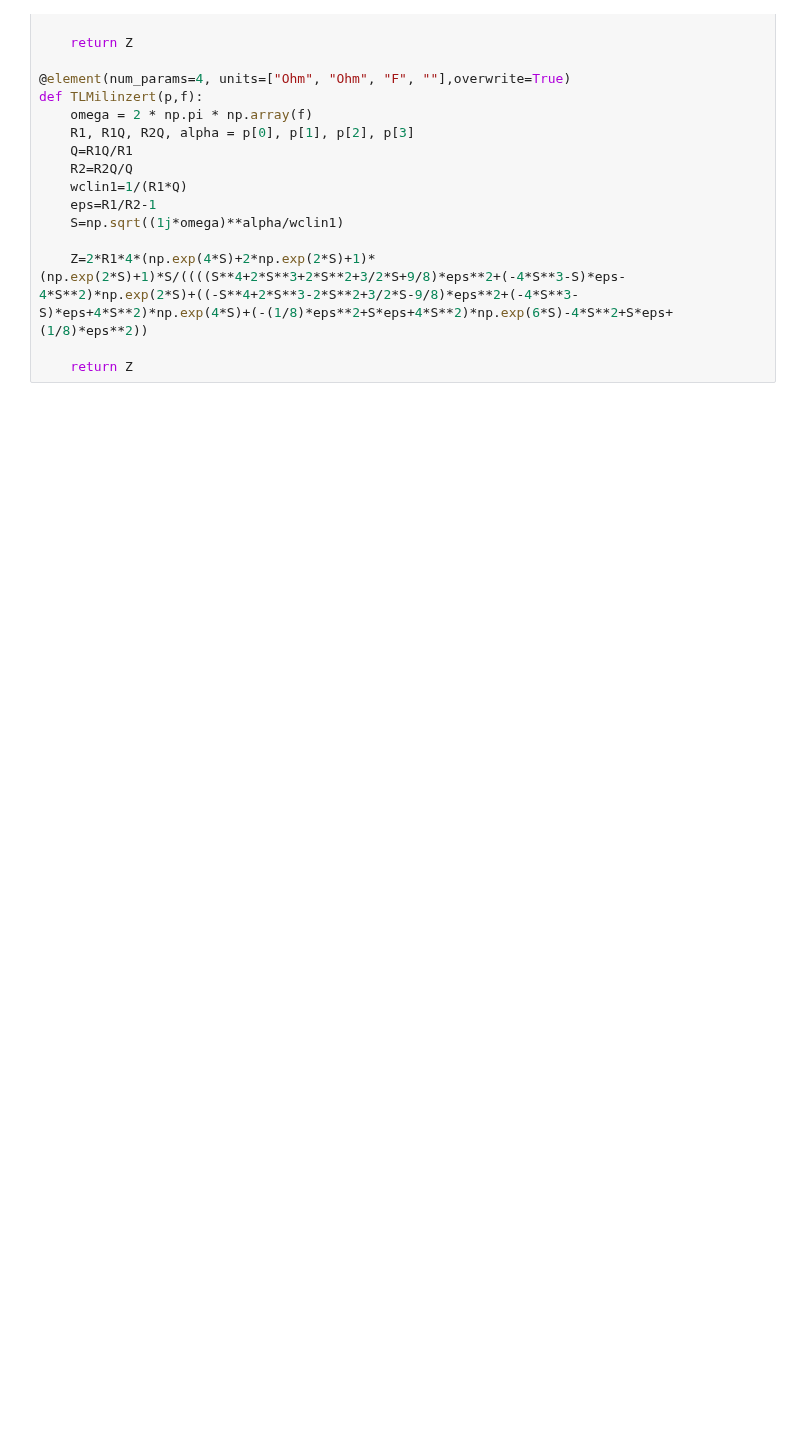
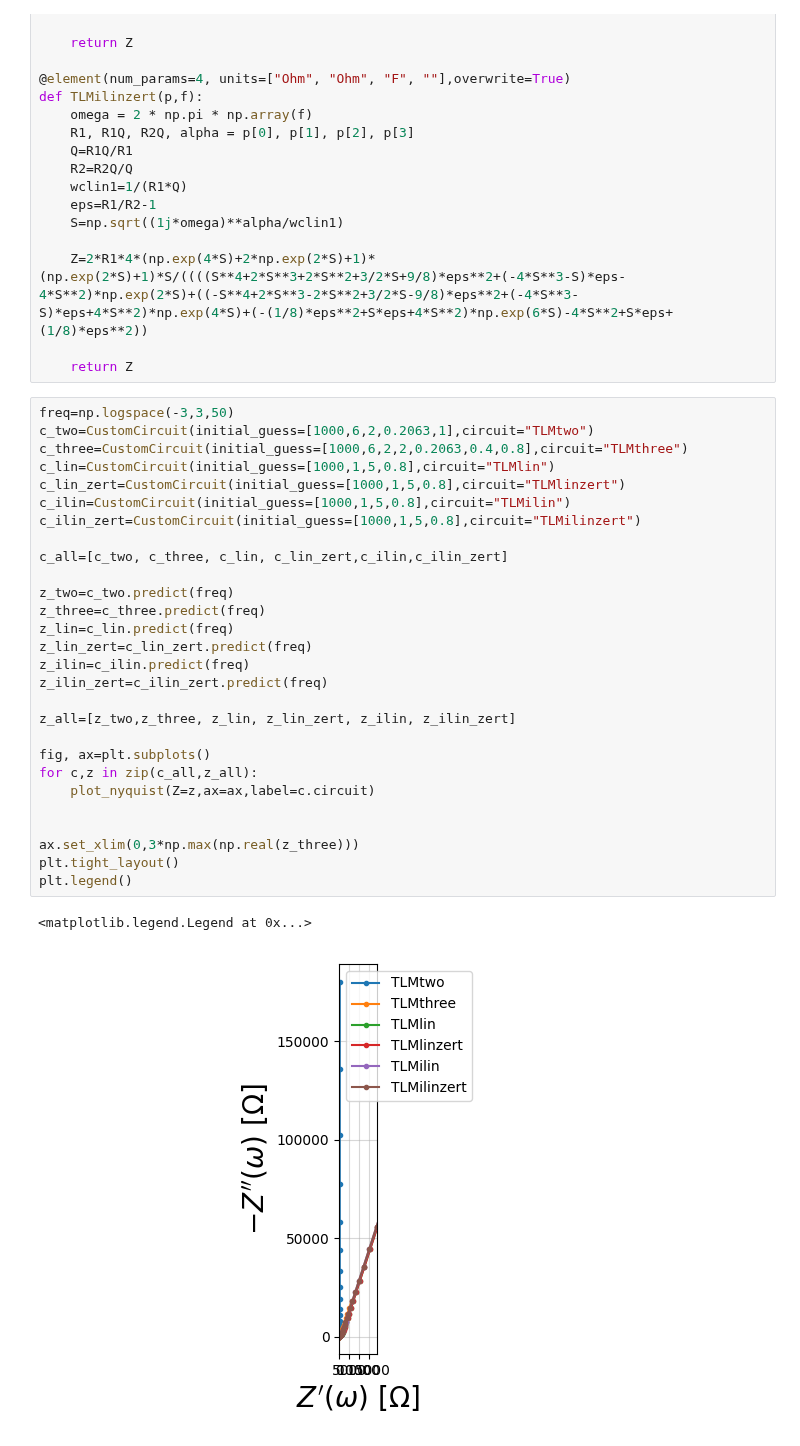
Before and after one commit to Yugal0/fitting-eis-inhomo-electrode, a Jupyter notebook: python/The final/final.ipynb, the cells around one changed output. Saved outputs shown, nothing was run; the diff lists cells and outputs as text; blank space fills up the shorter version.

```diff
--- a/python/The final/final.ipynb
+++ b/python/The final/final.ipynb
@@ -169,3 +170,34 @@ def TLMilinzert(p,f):
     Z=2*R1*4*(np.exp(4*S)+2*np.exp(2*S)+1)*(np.exp(2*S)+1)*S/((((S**4+2*S**3+2*S**2+3/2*S+9/8)*eps**2+(-4*S**3-S)*eps-4*S**2)*np.exp(2*S)+((-S**4+2*S**3-2*S**2+3/2*S-9/8)*eps**2+(-4*S**3-S)*eps+4*S**2)*np.exp(4*S)+(-(1/8)*eps**2+S*eps+4*S**2)*np.exp(6*S)-4*S**2+S*eps+(1/8)*eps**2))
 
     return Z
+# %%
+freq=np.logspace(-3,3,50)
+c_two=CustomCircuit(initial_guess=[1000,6,2,0.2063,1],circuit="TLMtwo")
+c_three=CustomCircuit(initial_guess=[1000,6,2,2,0.2063,0.4,0.8],circuit="TLMthree")
+c_lin=CustomCircuit(initial_guess=[1000,1,5,0.8],circuit="TLMlin")
+c_lin_zert=CustomCircuit(initial_guess=[1000,1,5,0.8],circuit="TLMlinzert")
+c_ilin=CustomCircuit(initial_guess=[1000,1,5,0.8],circuit="TLMilin")
+c_ilin_zert=CustomCircuit(initial_guess=[1000,1,5,0.8],circuit="TLMilinzert")
+
+c_all=[c_two, c_three, c_lin, c_lin_zert,c_ilin,c_ilin_zert]
+
+z_two=c_two.predict(freq)
+z_three=c_three.predict(freq)
+z_lin=c_lin.predict(freq)
+z_lin_zert=c_lin_zert.predict(freq)
+z_ilin=c_ilin.predict(freq)
+z_ilin_zert=c_ilin_zert.predict(freq)
+
+z_all=[z_two,z_three, z_lin, z_lin_zert, z_ilin, z_ilin_zert]
+
+fig, ax=plt.subplots()
+for c,z in zip(c_all,z_all):
+    plot_nyquist(Z=z,ax=ax,label=c.circuit)
+
+
+ax.set_xlim(0,3*np.max(np.real(z_three)))
+plt.tight_layout()
+plt.legend()
+# %% [output]
+<matplotlib.legend.Legend at 0x...>
+[figure, added]
```
Also changed, not shown: parts of 1 cell of this notebook.
